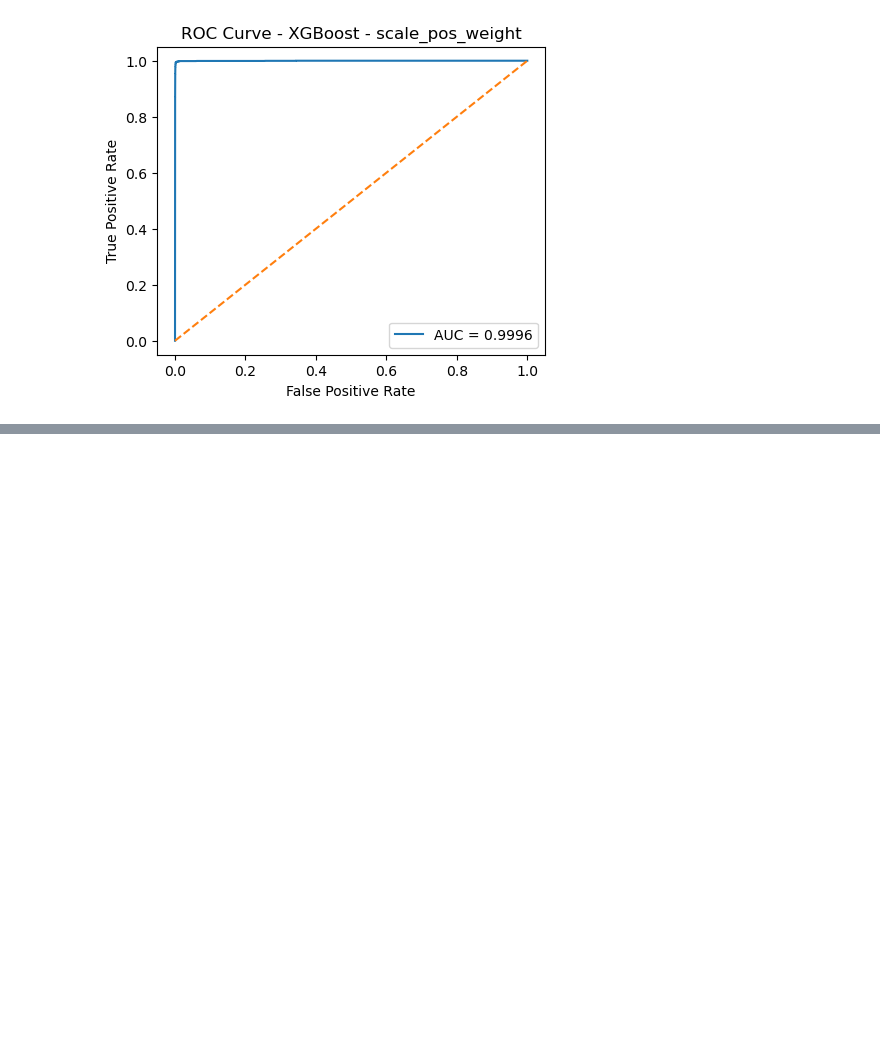
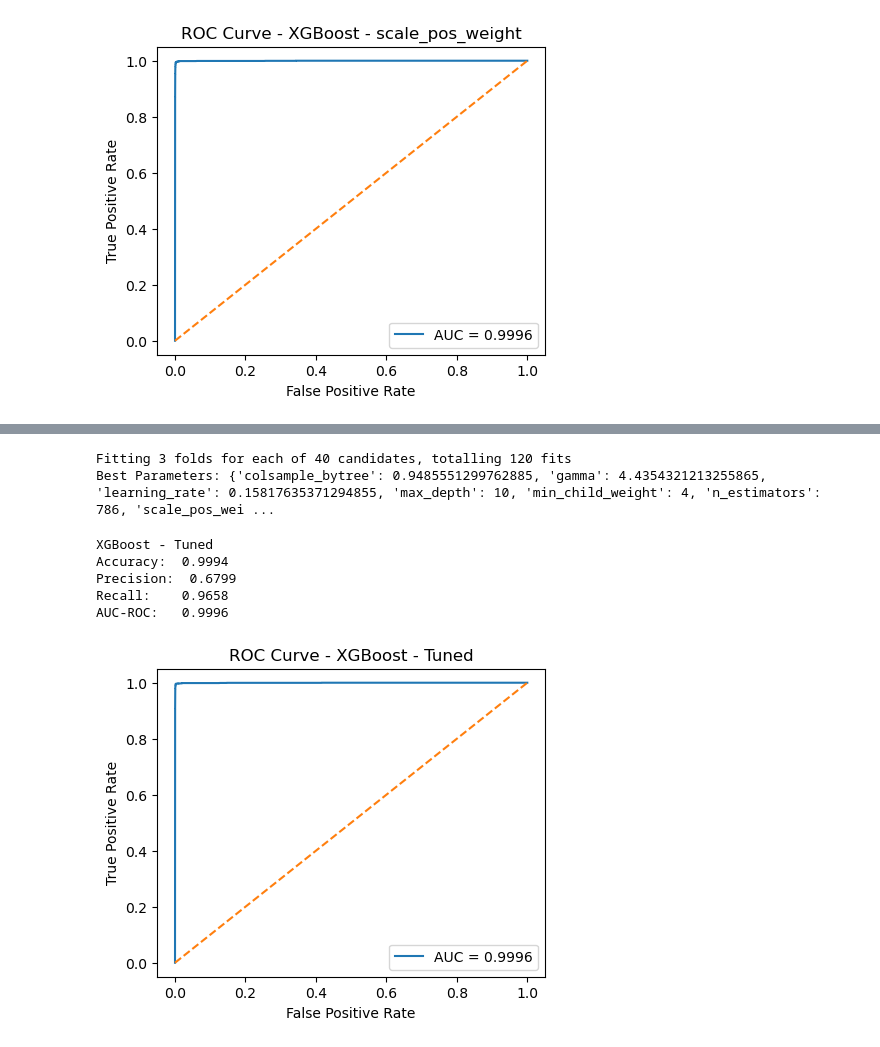
Before and after one commit to AndreNB1702/fraud-detection, a Jupyter notebook: xgboost.ipynb, the cells around one changed output, grey strips where cells are left out. Drawn from its saved outputs; the diff is of its cells as text; code cells hidden in the pictures; blank space fills up the shorter version.

```diff
--- a/xgboost.ipynb
+++ b/xgboost.ipynb
@@ -152,0 +191,52 @@ AUC-ROC:   0.9996
+# %%
+from xgboost import XGBClassifier
+from sklearn.model_selection import RandomizedSearchCV
+from scipy.stats import randint, uniform
+
+xgb = XGBClassifier(
+    objective='binary:logistic',
+    eval_metric='logloss',
+    tree_method='hist',
+    random_state=42,
+    n_jobs=-1
+)
+
+param_dist = {
+    'max_depth': randint(3, 12),
+    'min_child_weight': randint(1, 15),
+    'gamma': uniform(0, 5),
+    'subsample': uniform(0.5, 0.5),
+    'colsample_bytree': uniform(0.5, 0.5),
+    'learning_rate': uniform(0.01, 0.19),
+    'n_estimators': randint(200, 800),
+    'scale_pos_weight': uniform(1, 20)
+}
+
+rand_search = RandomizedSearchCV(
+    xgb,
+    param_distributions=param_dist,
+    n_iter=40,
+    scoring='recall',
+    cv=3,
+    n_jobs=-1,
+    verbose=1,
+    random_state=42
+)
+
+rand_search.fit(X_train, y_train)
+
+print("Best Parameters:", rand_search.best_params_)
+# %% [output]
+Fitting 3 folds for each of 40 candidates, totalling 120 fits
+Best Parameters: {'colsample_bytree': 0.9485551299762885, 'gamma': 4.4354321213255865, 'learning_rate': 0.15817635371294855, 'max_depth': 10, 'min_child_weight': 4, 'n_estimators': 786, 'scale_pos_wei ...
+# %%
+best_xgb = rand_search.best_estimator_
+y_prob_best = best_xgb.predict_proba(X_test)[:,1]
+evaluate(y_test, y_prob_best, "XGBoost - Tuned")
+# %% [output]
+XGBoost - Tuned
+Accuracy:  0.9994
+Precision:  0.6799
+Recall:    0.9658
+AUC-ROC:   0.9996
+[figure, added]
```
Also changed, not shown: parts of 2 cells of this notebook.
